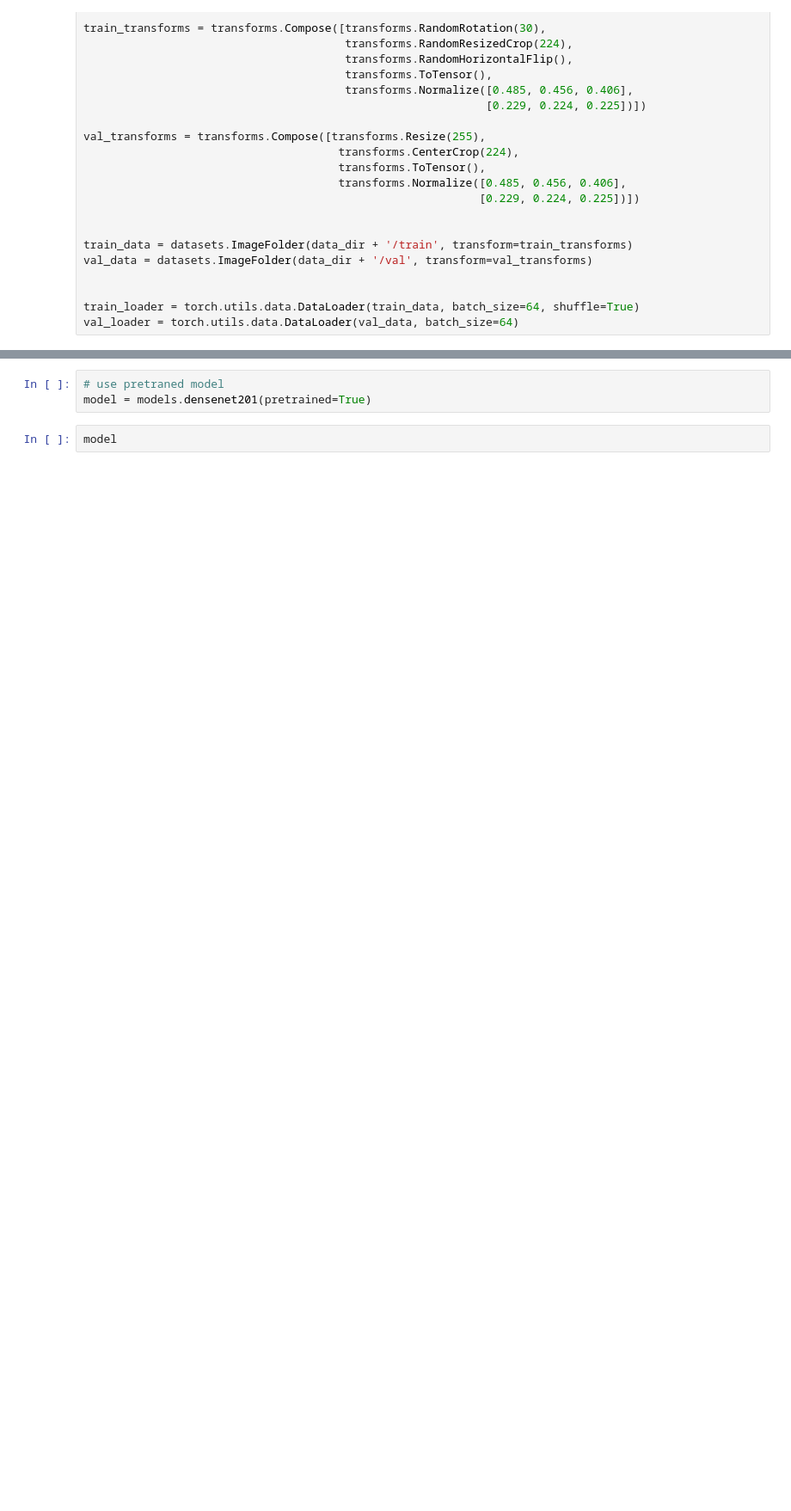
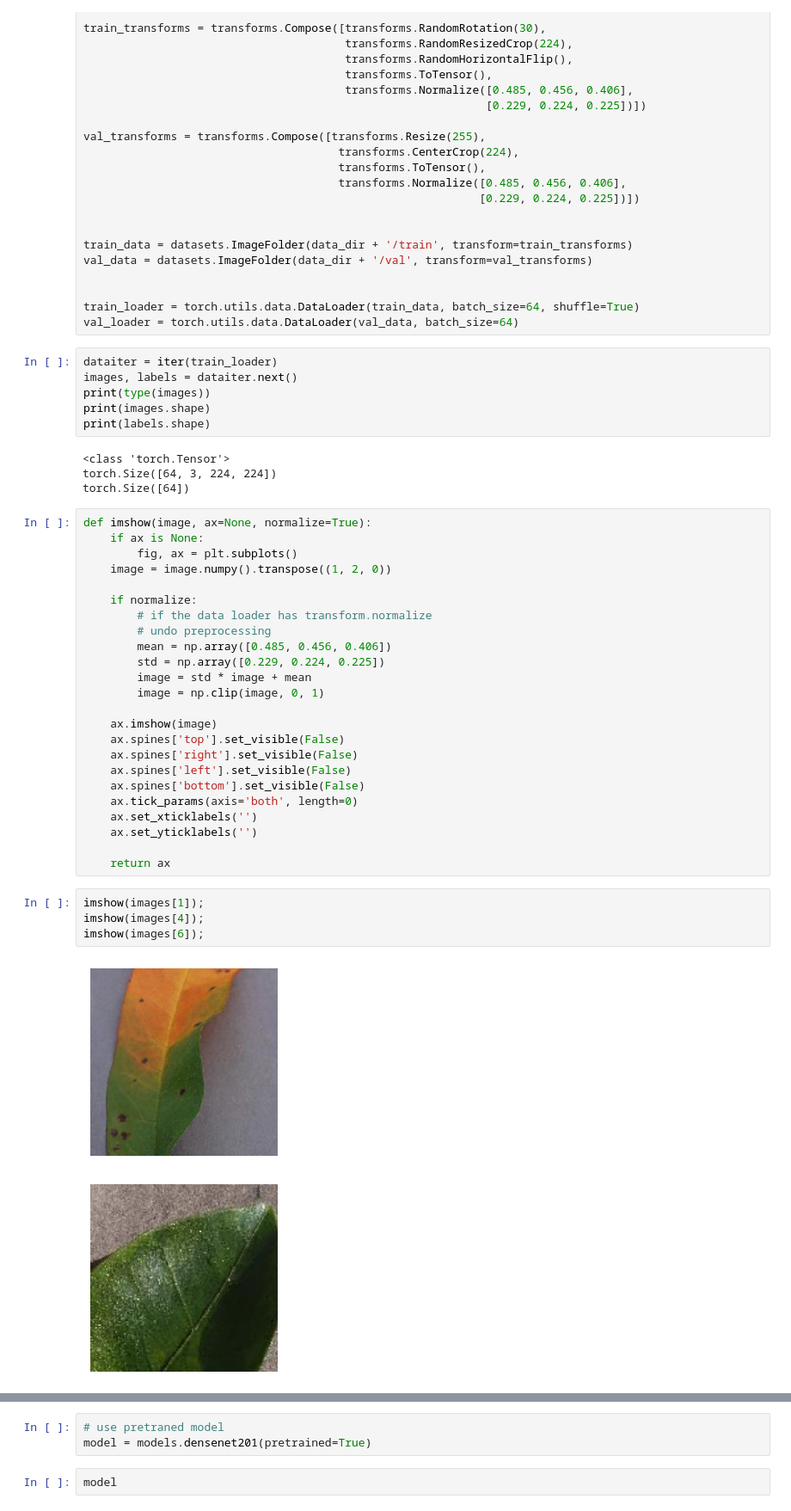
Before and after one commit to r-wambui/Agro-detect-model, a Jupyter notebook: Agro-detect.ipynb, the cells around one changed output, grey strips where cells are left out. Shown: that part at 86% size. Cells and saved outputs as stored; diff of their text form; blank space fills up the shorter version.

```diff
--- a/Agro-detect.ipynb
+++ b/Agro-detect.ipynb
@@ -27,3 +33,44 @@ val_data = datasets.ImageFolder(data_dir + '/val', transform=val_transforms)
 
 train_loader = torch.utils.data.DataLoader(train_data, batch_size=64, shuffle=True)
 val_loader = torch.utils.data.DataLoader(val_data, batch_size=64)
+# %%
+dataiter = iter(train_loader)
+images, labels = dataiter.next()
+print(type(images))
+print(images.shape)
+print(labels.shape)
+# %% [output]
+<class 'torch.Tensor'>
+torch.Size([64, 3, 224, 224])
+torch.Size([64])
+# %%
+def imshow(image, ax=None, normalize=True):
+    if ax is None:
+        fig, ax = plt.subplots()
+    image = image.numpy().transpose((1, 2, 0))
+
+    if normalize:
+        # if the data loader has transform.normalize
+        # undo preprocessing
+        mean = np.array([0.485, 0.456, 0.406])
+        std = np.array([0.229, 0.224, 0.225])
+        image = std * image + mean
+        image = np.clip(image, 0, 1)
+
+    ax.imshow(image)
+    ax.spines['top'].set_visible(False)
+    ax.spines['right'].set_visible(False)
+    ax.spines['left'].set_visible(False)
+    ax.spines['bottom'].set_visible(False)
+    ax.tick_params(axis='both', length=0)
+    ax.set_xticklabels('')
+    ax.set_yticklabels('')
+
+    return ax
+# %%
+imshow(images[1]);
+imshow(images[4]);
+imshow(images[6]);
+# %% [output]
+[figure, added]
+[figure, added]
```
Also changed, not shown: parts of 5 cells of this notebook.
